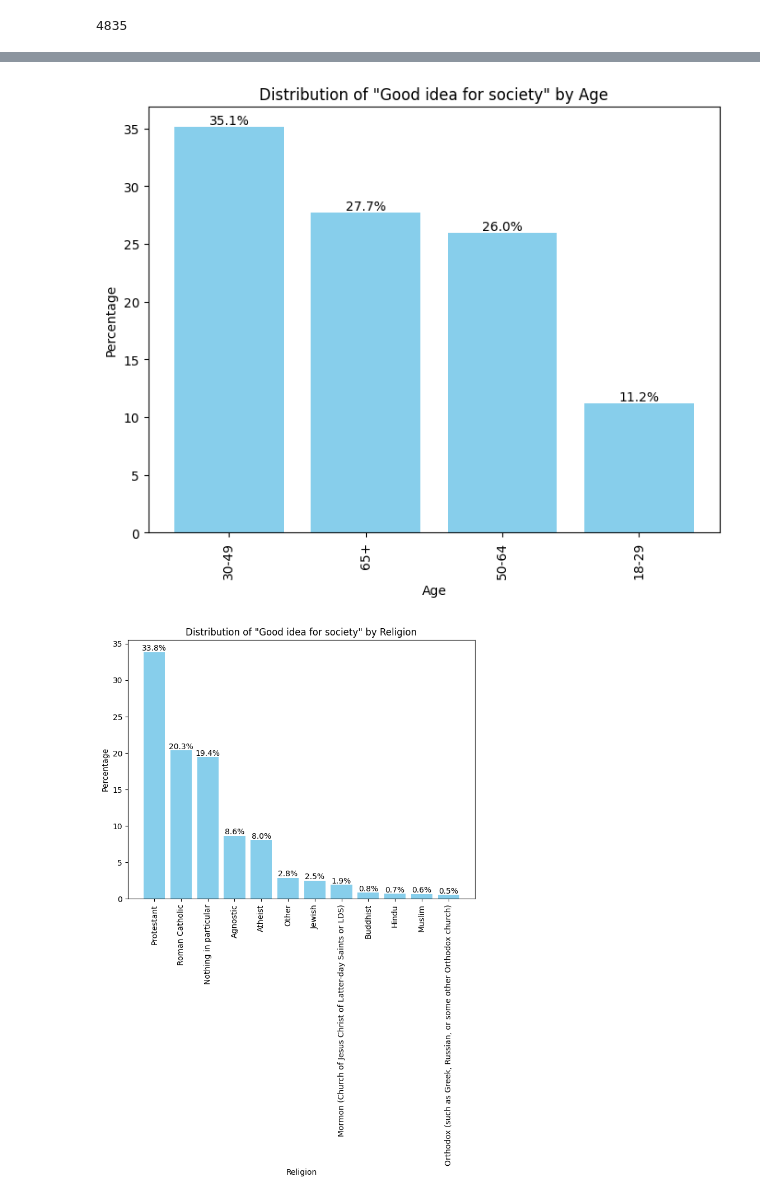
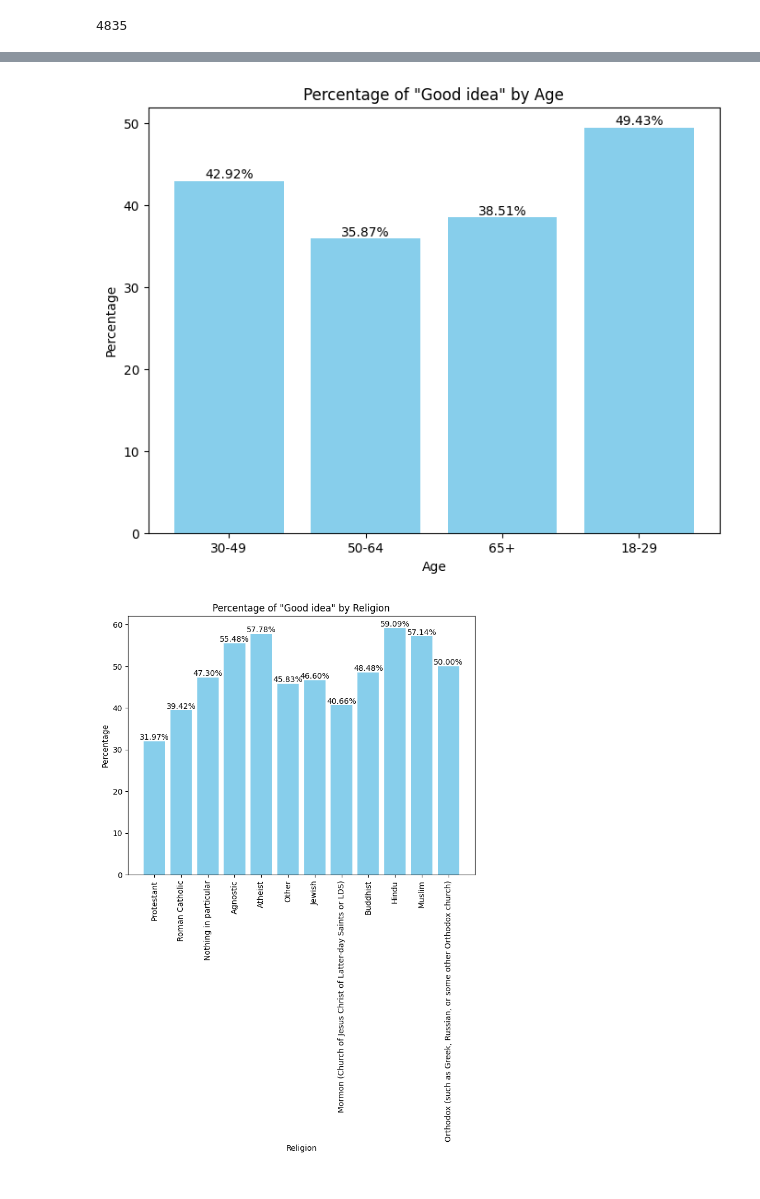
Before and after one commit to Sakiyooo/schulich_data_science, a Jupyter notebook: proposal_mmai5000.ipynb, the cells around one changed output, grey strips where cells are left out. Drawn from its saved outputs; the diff is of its cells as text; code cells hidden in the pictures.

```diff
--- a/proposal_mmai5000.ipynb
+++ b/proposal_mmai5000.ipynb
@@ -118,41 +132,61 @@ plt.show()
 # %%
-age_counts = good_idea_data['F_AGECAT'].value_counts(normalize=True) * 100
+# calculate percentage
+age_counts = clean_df['F_AGECAT'].value_counts(normalize=True) * 100
+
+# empty set
+good_idea_percentages = []
+
+# for loop for all
+for age in age_counts.index:
+    age_data = good_idea_data[good_idea_data['F_AGECAT'] == age]
+    good_idea_count = len(age_data)
+    total_count = len(clean_df[clean_df['F_AGECAT'] == age])
+    good_idea_percentage = (good_idea_count / total_count) * 100
+    good_idea_percentages.append(good_idea_percentage)
 
 # bar chart
 plt.figure(figsize=(8, 6))
-bars = plt.bar(age_counts.index, age_counts.values, color='skyblue')
+plt.bar(age_counts.index, good_idea_percentages, color='skyblue')
 
-# percentage
-for bar in bars:
-    height = bar.get_height()
-    plt.text(bar.get_x() + bar.get_width() / 2, height, f'{height:.1f}%', ha='center', va='bottom')
+# show percentage
+for i in range(len(age_counts)):
+    plt.text(i, good_idea_percentages[i], f'{good_idea_percentages[i]:.2f}%', ha='center', va='bottom')
 
-
-plt.title('Distribution of "Good idea for society" by Age')
+plt.title('Percentage of "Good idea" by Age')
 plt.xlabel('Age')
 plt.ylabel('Percentage')
-plt.xticks(rotation=90)
+plt.xticks(rotation=0)
 plt.show()
 # %% [output]
-[figure, old version]
+[figure, new version]
 # %%
-relig_counts = good_idea_data['F_RELIG'].value_counts(normalize=True) * 100
+# calculate percentage
+relig_counts = clean_df['F_RELIG'].value_counts(normalize=True) * 100
+
+# empty set
+good_idea_percentages = []
+
+# for loop for all
+for relig in relig_counts.index:
+    relig_data = good_idea_data[good_idea_data['F_RELIG'] == relig]
+    good_idea_count = len(relig_data)
+    total_count = len(clean_df[clean_df['F_RELIG'] == relig])
+    good_idea_percentage = (good_idea_count / total_count) * 100
+    good_idea_percentages.append(good_idea_percentage)
 
 # bar chart
 plt.figure(figsize=(8, 6))
-bars = plt.bar(relig_counts.index, relig_counts.values, color='skyblue')
+plt.bar(relig_counts.index, good_idea_percentages, color='skyblue')
 
-# percentage
-for bar in bars:
-    height = bar.get_height()
-    plt.text(bar.get_x() + bar.get_width() / 2, height, f'{height:.1f}%', ha='center', va='bottom')
+# show percentage
+for i in range(len(relig_counts)):
+    plt.text(i, good_idea_percentages[i], f'{good_idea_percentages[i]:.2f}%', ha='center', va='bottom')
 
-
-plt.title('Distribution of "Good idea for society" by Religion')
+plt.title('Percentage of "Good idea" by Religion')
 plt.xlabel('Religion')
 plt.ylabel('Percentage')
 plt.xticks(rotation=90)
 plt.show()
 # %% [output]
-[figure, old version]
+[figure, new version]
 # %%
```
Also changed, not shown: parts of 6 cells of this notebook.
